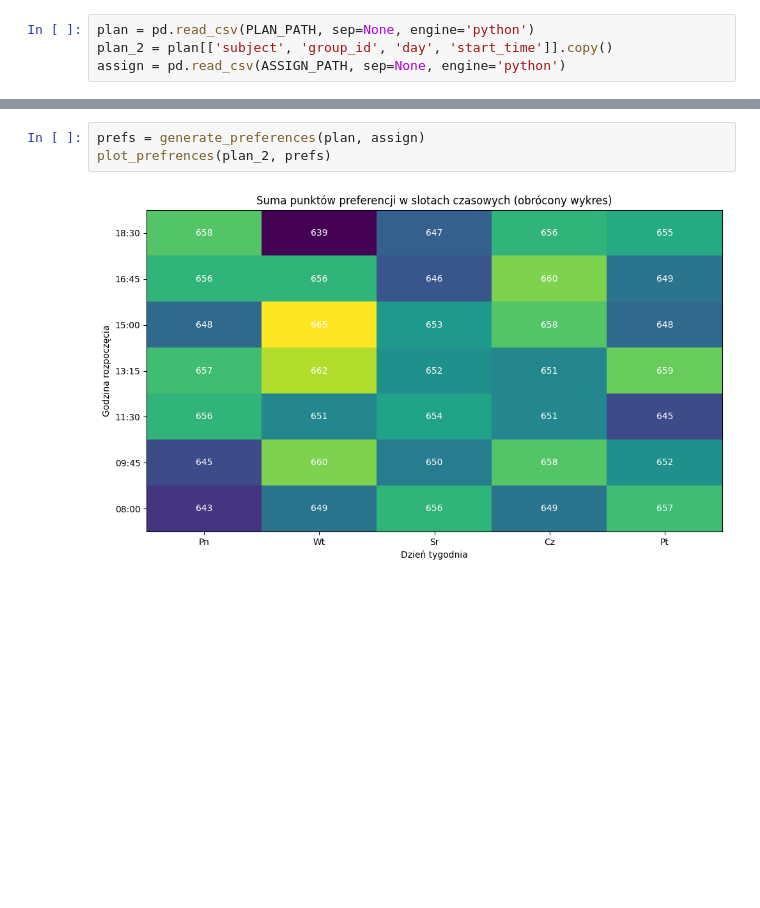
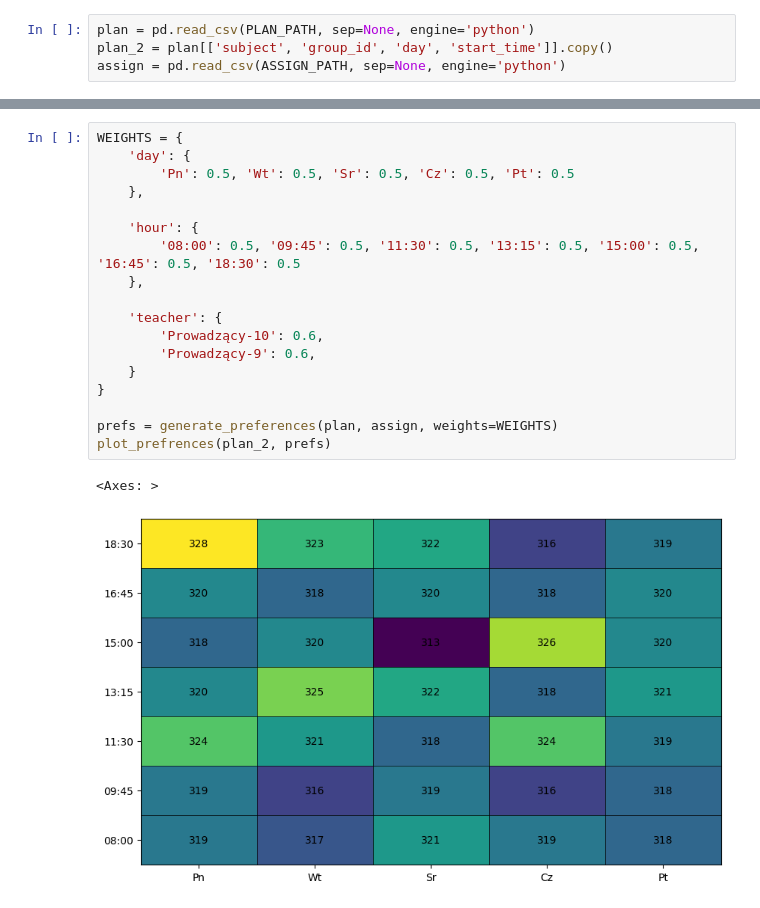
Before and after one commit to lkwinta/genetic_enroll, a Jupyter notebook: notebooks/pref_analysis.ipynb, the cells around one changed output, grey strips where cells are left out. Cells and saved outputs as stored; diff of their text form; blank space fills up the shorter version.

```diff
--- a/notebooks/pref_analysis.ipynb
+++ b/notebooks/pref_analysis.ipynb
@@ -81,9 +103,25 @@ preference
 Name: count, dtype: int64
 # %%
-prefs = generate_preferences(plan, assign)
+WEIGHTS = {
+    'day': {
+        'Pn': 0.5, 'Wt': 0.5, 'Sr': 0.5, 'Cz': 0.5, 'Pt': 0.5
+    },
+
+    'hour': {
+        '08:00': 0.5, '09:45': 0.5, '11:30': 0.5, '13:15': 0.5, '15:00': 0.5, '16:45': 0.5, '18:30': 0.5
+    },
+
+    'teacher': {
+        'Prowadzący-10': 0.6,
+        'Prowadzący-9': 0.6,
+    }
+}
+
+prefs = generate_preferences(plan, assign, weights=WEIGHTS)
 plot_prefrences(plan_2, prefs)
 # %% [output]
+<Axes: >
-[figure, old version]
+[figure, new version]
 # %%
 WEIGHTS = {
     'day': {
```
Also changed, not shown: parts of 15 cells of this notebook, 2 other files.
